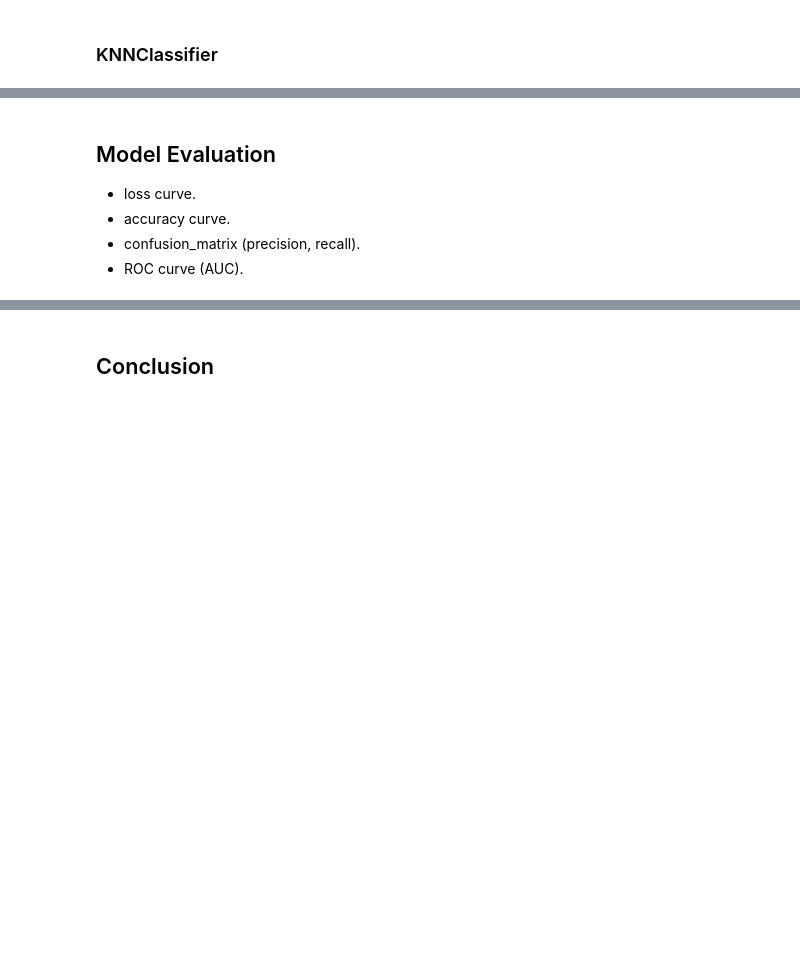
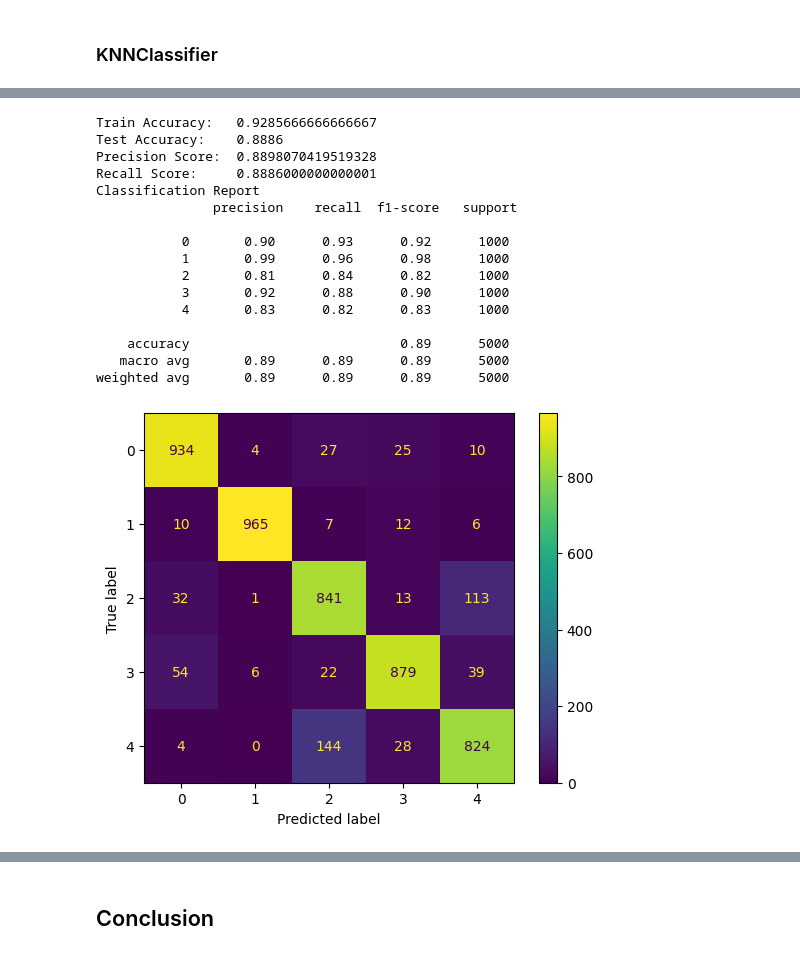
Before and after one commit to 3ab3z2/Machine-fashion-model-mnist, a Jupyter notebook: 20241203-fashion.ipynb, the cells around one changed output, grey strips where cells are left out. Cells and saved outputs as stored; diff of their text form; code cells hidden in the pictures; blank space fills up the shorter version.

```diff
--- a/20241203-fashion.ipynb
+++ b/20241203-fashion.ipynb
@@ -365,7 +169,22 @@ KNN Recall: 0.8543
-# %% [markdown]
-## Model Evaluation
-
-- loss curve.
-- accuracy curve.
-- confusion_matrix (precision, recall).
-- ROC curve (AUC).
+# %%
+knn= KNeighborsClassifier()
+# %%
+model_evaluate(knn)
+# %% [output]
+Train Accuracy:   0.9285666666666667
+Test Accuracy:    0.8886
+Precision Score:  0.8898070419519328
+Recall Score:     0.8886000000000001
+Classification Report
+               precision    recall  f1-score   support
+
+           0       0.90      0.93      0.92      1000
+           1       0.99      0.96      0.98      1000
+           2       0.81      0.84      0.82      1000
+           3       0.92      0.88      0.90      1000
+           4       0.83      0.82      0.83      1000
+
+    accuracy                           0.89      5000
+   macro avg       0.89      0.89      0.89      5000
+weighted avg       0.89      0.89      0.89      5000
+[figure, added]
```
Also changed, not shown: parts of 47 cells of this notebook, 1 other file.
